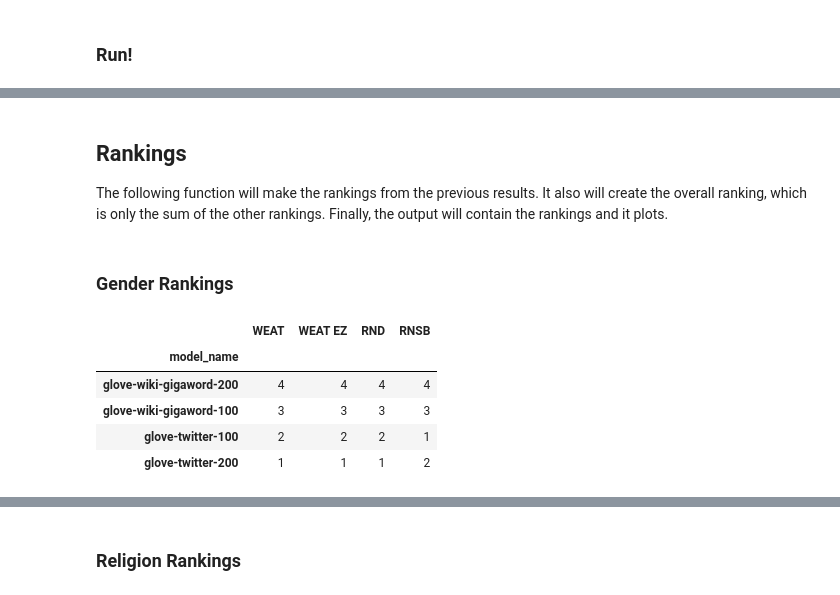
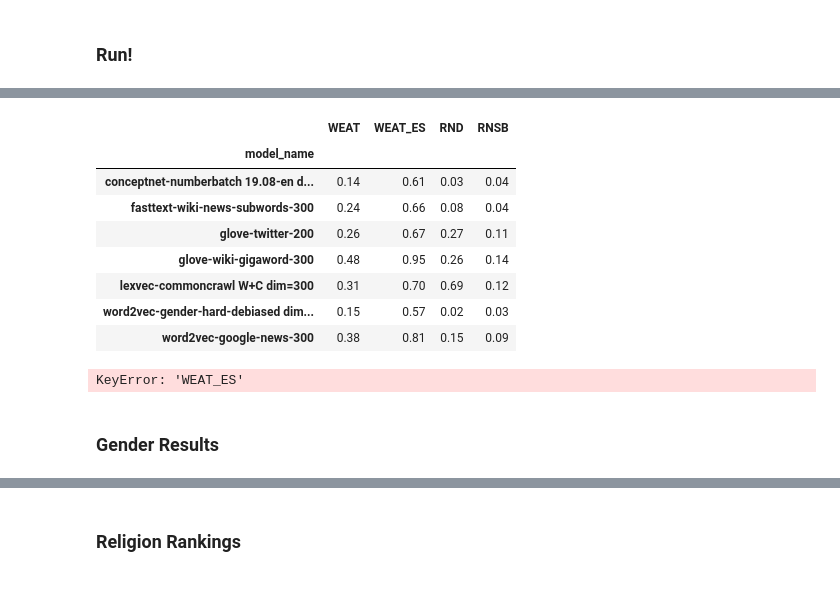
Before and after one commit to dccuchile/wefe, a Jupyter notebook: examples/WEFE_rankings.ipynb, the cells around one changed output, grey strips where cells are left out. Drawn from its saved outputs; the diff is of its cells as text; code cells hidden in the pictures.

```diff
--- a/examples/WEFE_rankings.ipynb
+++ b/examples/WEFE_rankings.ipynb
@@ -289 +338,30 @@ models = [
+# %%
+models = [
+    {
+        "name": "lexvec-commoncrawl W+C dim=300",
+        "source": "file",
+        "path": "./lexvec.commoncrawl.300d.W+C.pos.neg3.vectors",  # path to the local model
+    },
+    {"name": "glove-twitter-200", "source": "gensim"},
+    {"name": "glove-wiki-gigaword-300", "source": "gensim"},
+    {
+        "name": "word2vec-gender-hard-debiased dim=300",
+        "source": "file",
+        "path": "./GoogleNews-vectors-negative300-hard-debiased.bin",  # path to the local model
+        "keep_loaded": False,
+    },
+    {"name": "word2vec-google-news-300", "source": "gensim", "keep_loaded": True,},
+    {
+        "name": "fasttext-wiki-news-subwords-300",
+        "source": "gensim",
+        "keep_loaded": False,
+    },
+    {
+        "name": "conceptnet-numberbatch 19.08-en dim=300",
+        "source": "file",
+        "path": "./numberbatch-en.txt",  # path to the local model,
+        "keep_loaded": False,
+        # "prefix": "/c/en/",
+    },
+]
 # %% [markdown]
@@ -403,5 +521,5 @@ def run_all(queries_sets, models):
 # %% [markdown]
 ### Run!
 # %%
-run_all(queries_sets, models[1:4])
+run_all(queries_sets, models)
 # %% [output]
@@ -430,6 +566,0 @@ The experiments were successful.
-# %% [markdown]
-## Rankings
-
-The following function will make the rankings from the previous results.
-It also will create the overall ranking, which is only the sum of the other rankings.
-Finally, the output will contain the rankings and it plots.
@@ -436,2 +604,23 @@ Finally, the output will contain the rankings and it plots.
+# %%
+read_results(queries_sets)[3].round(2).loc[
+            [
+                "conceptnet-numberbatch 19.08-en dim=300",
+                "fasttext-wiki-news-subwords-300",
+                "glove-twitter-200",
+                "glove-wiki-gigaword-300",
+                "lexvec-commoncrawl W+C dim=300",
+                "word2vec-gender-hard-debiased dim=300",
+                "word2vec-google-news-300",
+            ]]
+# %% [output]
+|  | WEAT | WEAT_ES | RND | RNSB |
+| model_name |  |  |  |  |
+| conceptnet-numberbatch 19.08-en d... | 0.14 | 0.61 | 0.03 | 0.04 |
+| fasttext-wiki-news-subwords-300 | 0.24 | 0.66 | 0.08 | 0.04 |
+| glove-twitter-200 | 0.26 | 0.67 | 0.27 | 0.11 |
+| glove-wiki-gigaword-300 | 0.48 | 0.95 | 0.26 | 0.14 |
+| lexvec-commoncrawl W+C dim=300 | 0.31 | 0.70 | 0.69 | 0.12 |
+| word2vec-gender-hard-debiased dim... | 0.15 | 0.57 | 0.02 | 0.03 |
+| word2vec-google-news-300 | 0.38 | 0.81 | 0.15 | 0.09 |
 # %%
 def make_rankings(queries_sets):
@@ -469,11 +690,8 @@ rankings, ranking_plots = make_rankings(queries_sets)
+# %%
+results = read_results(queries_sets)
+rankings, ranking_plots = make_rankings(queries_sets)
+gender_table, ethnicity_table, religion_table, overall_table = get_table_1(rankings, results)
+# %% [output]
+KeyError: 'WEAT_ES'
 # %% [markdown]
-### Gender Rankings
+### Gender Results
-# %%
-rankings[0]
-# %% [output]
-|  | WEAT | WEAT EZ | RND | RNSB |
-| model_name |  |  |  |  |
-| glove-wiki-gigaword-200 | 4 | 4 | 4 | 4 |
-| glove-wiki-gigaword-100 | 3 | 3 | 3 | 3 |
-| glove-twitter-100 | 2 | 2 | 2 | 1 |
-| glove-twitter-200 | 1 | 1 | 1 | 2 |
```
Also changed, not shown: parts of 27 cells of this notebook, 13 other files.
